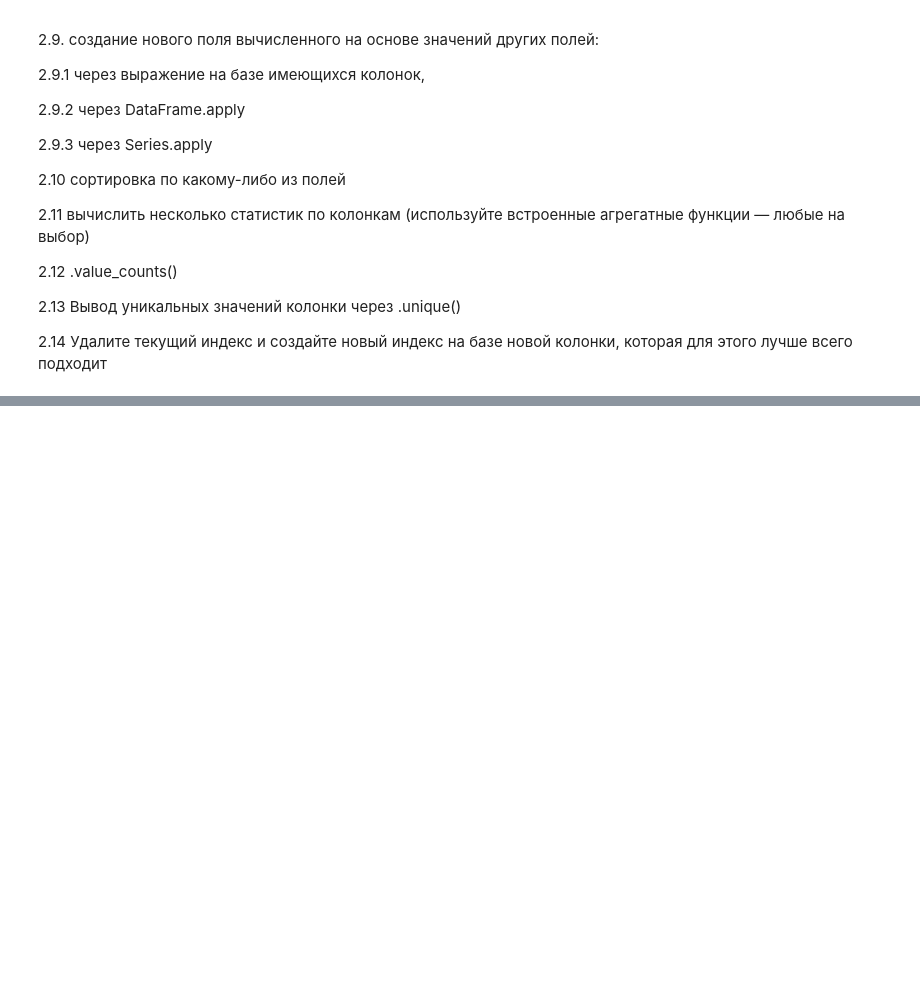
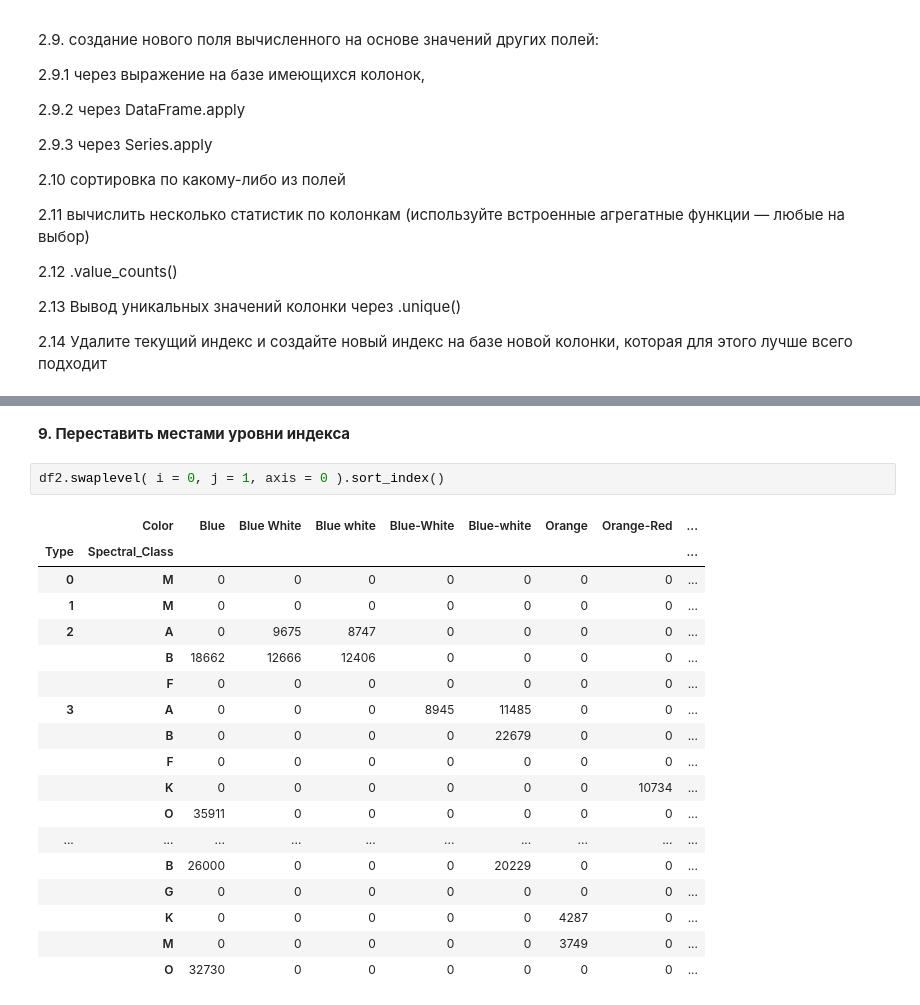
Before and after one commit to Dark-MonkGI/Data_Analysis_Tools_SAMARA_UNIVERSITY, a Jupyter notebook: 1. Pandas/DAT_6131-010402D_Griaznov_I_LW1.ipynb, the cells around one changed output, grey strips where cells are left out. Drawn from its saved outputs; the diff is of its cells as text; blank space fills up the shorter version.

```diff
--- a/1. Pandas/DAT_6131-010402D_Griaznov_I_LW1.ipynb
+++ b/1. Pandas/DAT_6131-010402D_Griaznov_I_LW1.ipynb
@@ -80,0 +436,23 @@ https://pbpython.com/pandas-pivot-table-explained.html
+# %% [markdown]
+**9. Переставить местами уровни индекса**
+# %%
+df2.swaplevel( i = 0, j = 1, axis = 0 ).sort_index()
+# %% [output]
+|  | Color | Blue | Blue White | Blue white | Blue-White | Blue-white | Orange | Orange-Red | ... |
+| Type | Spectral_Class |  |  |  |  |  |  |  | ... |
+| 0 | M | 0 | 0 | 0 | 0 | 0 | 0 | 0 | ... |
+| 1 | M | 0 | 0 | 0 | 0 | 0 | 0 | 0 | ... |
+| 2 | A | 0 | 9675 | 8747 | 0 | 0 | 0 | 0 | ... |
+|  | B | 18662 | 12666 | 12406 | 0 | 0 | 0 | 0 | ... |
+|  | F | 0 | 0 | 0 | 0 | 0 | 0 | 0 | ... |
+| 3 | A | 0 | 0 | 0 | 8945 | 11485 | 0 | 0 | ... |
+|  | B | 0 | 0 | 0 | 0 | 22679 | 0 | 0 | ... |
+|  | F | 0 | 0 | 0 | 0 | 0 | 0 | 0 | ... |
+|  | K | 0 | 0 | 0 | 0 | 0 | 0 | 10734 | ... |
+|  | O | 35911 | 0 | 0 | 0 | 0 | 0 | 0 | ... |
+| ... | ... | ... | ... | ... | ... | ... | ... | ... | ... |
+|  | B | 26000 | 0 | 0 | 0 | 20229 | 0 | 0 | ... |
+|  | G | 0 | 0 | 0 | 0 | 0 | 0 | 0 | ... |
+|  | K | 0 | 0 | 0 | 0 | 0 | 4287 | 0 | ... |
+|  | M | 0 | 0 | 0 | 0 | 0 | 3749 | 0 | ... |
+|  | O | 32730 | 0 | 0 | 0 | 0 | 0 | 0 | ... |
```
Also changed, not shown: parts of 60 cells of this notebook, 1 other file.
